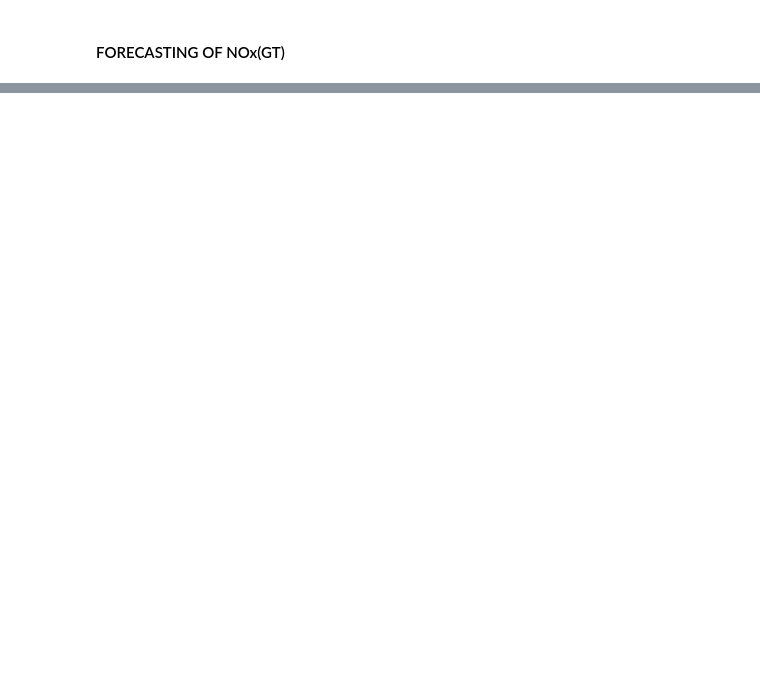
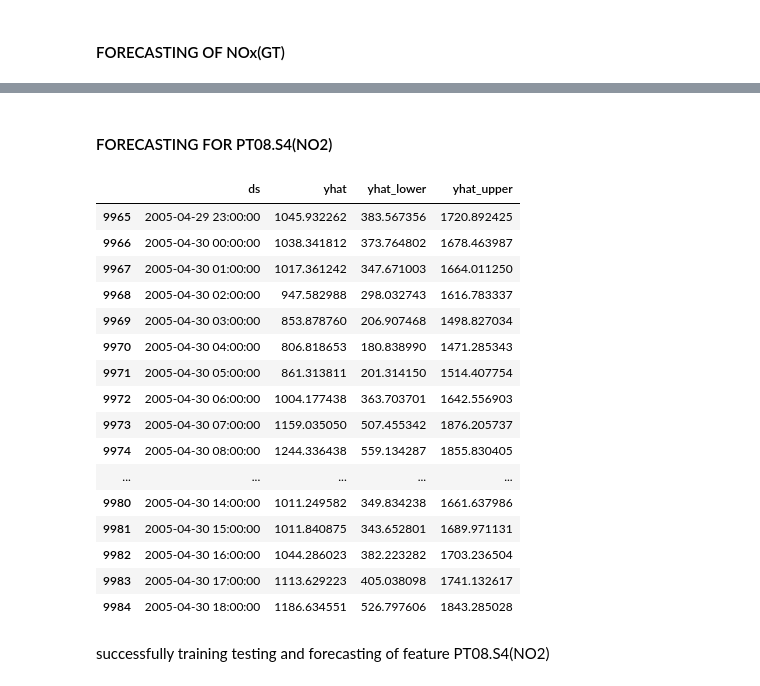
Before and after one commit to dwivediprashant/AIR_QUALITY_INDEX_PROJECT, a Jupyter notebook: airQualityIndex.ipynb, the cells around one changed output, grey strips where cells are left out. Drawn from its saved outputs; the diff is of its cells as text; code cells hidden in the pictures; blank space fills up the shorter version.

```diff
--- a/airQualityIndex.ipynb
+++ b/airQualityIndex.ipynb
@@ -1503,0 +1631,26 @@ forecast[['ds','yhat','yhat_lower','yhat_upper']].tail(20)
+# %% [markdown]
+#### FORECASTING FOR PT08.S4(NO2)
+# %%
+future=model.make_future_dataframe(periods=2500,freq='h')
+forecast=model.predict(future)
+forecast[['ds','yhat','yhat_lower','yhat_upper']].tail(20)
+# %% [output]
+|  | ds | yhat | yhat_lower | yhat_upper |
+| 9965 | 2005-04-29 23:00:00 | 1045.932262 | 383.567356 | 1720.892425 |
+| 9966 | 2005-04-30 00:00:00 | 1038.341812 | 373.764802 | 1678.463987 |
+| 9967 | 2005-04-30 01:00:00 | 1017.361242 | 347.671003 | 1664.011250 |
+| 9968 | 2005-04-30 02:00:00 | 947.582988 | 298.032743 | 1616.783337 |
+| 9969 | 2005-04-30 03:00:00 | 853.878760 | 206.907468 | 1498.827034 |
+| 9970 | 2005-04-30 04:00:00 | 806.818653 | 180.838990 | 1471.285343 |
+| 9971 | 2005-04-30 05:00:00 | 861.313811 | 201.314150 | 1514.407754 |
+| 9972 | 2005-04-30 06:00:00 | 1004.177438 | 363.703701 | 1642.556903 |
+| 9973 | 2005-04-30 07:00:00 | 1159.035050 | 507.455342 | 1876.205737 |
+| 9974 | 2005-04-30 08:00:00 | 1244.336438 | 559.134287 | 1855.830405 |
+| ... | ... | ... | ... | ... |
+| 9980 | 2005-04-30 14:00:00 | 1011.249582 | 349.834238 | 1661.637986 |
+| 9981 | 2005-04-30 15:00:00 | 1011.840875 | 343.652801 | 1689.971131 |
+| 9982 | 2005-04-30 16:00:00 | 1044.286023 | 382.223282 | 1703.236504 |
+| 9983 | 2005-04-30 17:00:00 | 1113.629223 | 405.038098 | 1741.132617 |
+| 9984 | 2005-04-30 18:00:00 | 1186.634551 | 526.797606 | 1843.285028 |
+# %% [markdown]
+successfully training testing and forecasting of feature PT08.S4(NO2)
```
Also changed, not shown: parts of 33 cells of this notebook.
